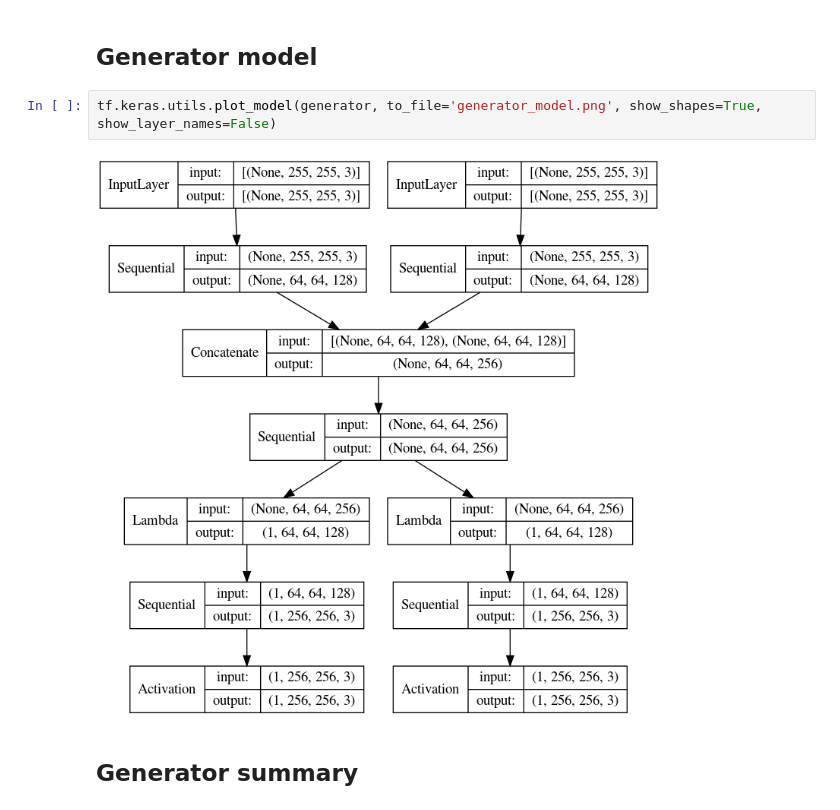
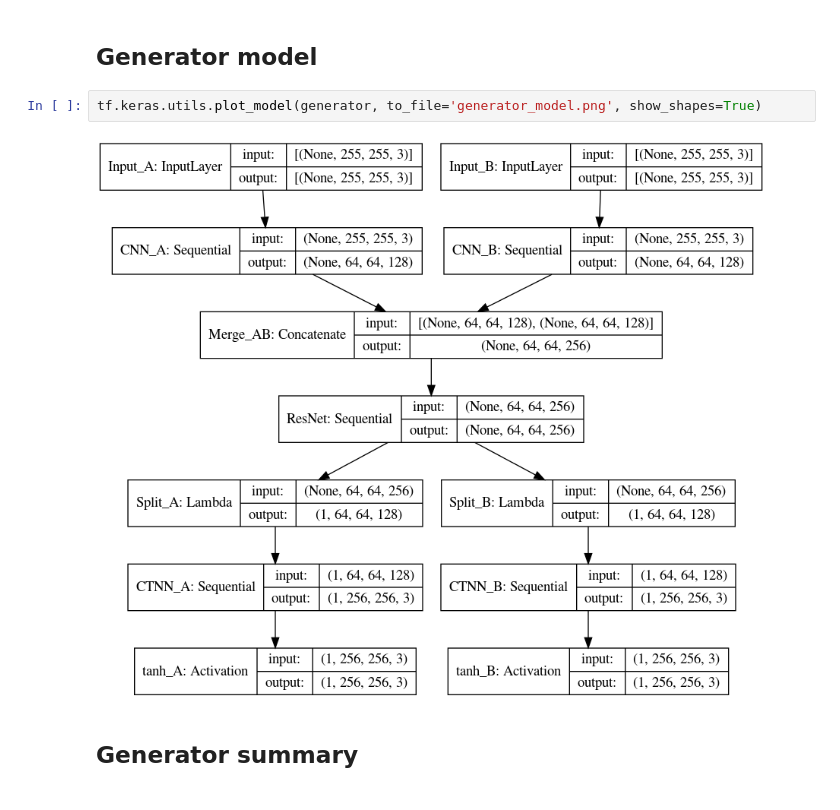
Before and after one commit to songo-l/projet-bmdata, a Jupyter notebook: Generator_Arch.ipynb, the cells around one changed output. Cells and saved outputs as stored; diff of their text form.

Commit message:
Display layers name

```diff
--- a/Generator_Arch.ipynb
+++ b/Generator_Arch.ipynb
@@ -27,9 +27,9 @@ WARNING: Entity <bound method ResnetBlock.call of <layers.ResnetBlock object at
 # %% [markdown]
 ## Generator model
 # %%
-tf.keras.utils.plot_model(generator, to_file='generator_model.png', show_shapes=True, show_layer_names=False)
+tf.keras.utils.plot_model(generator, to_file='generator_model.png', show_shapes=True)
 # %% [output]
-[figure, old version]
+[figure, new version]
 # %% [markdown]
 ## Generator summary
 # %%
```
Also changed, not shown: 1 other file.
